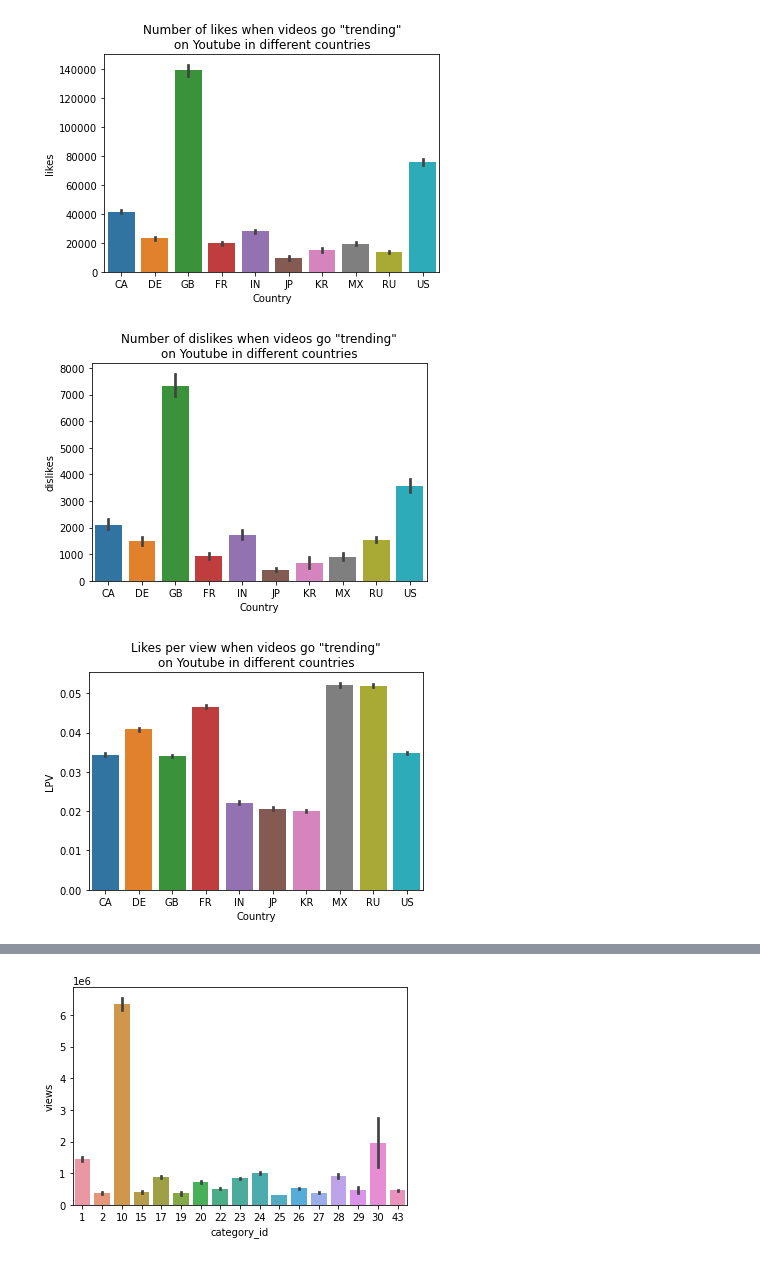
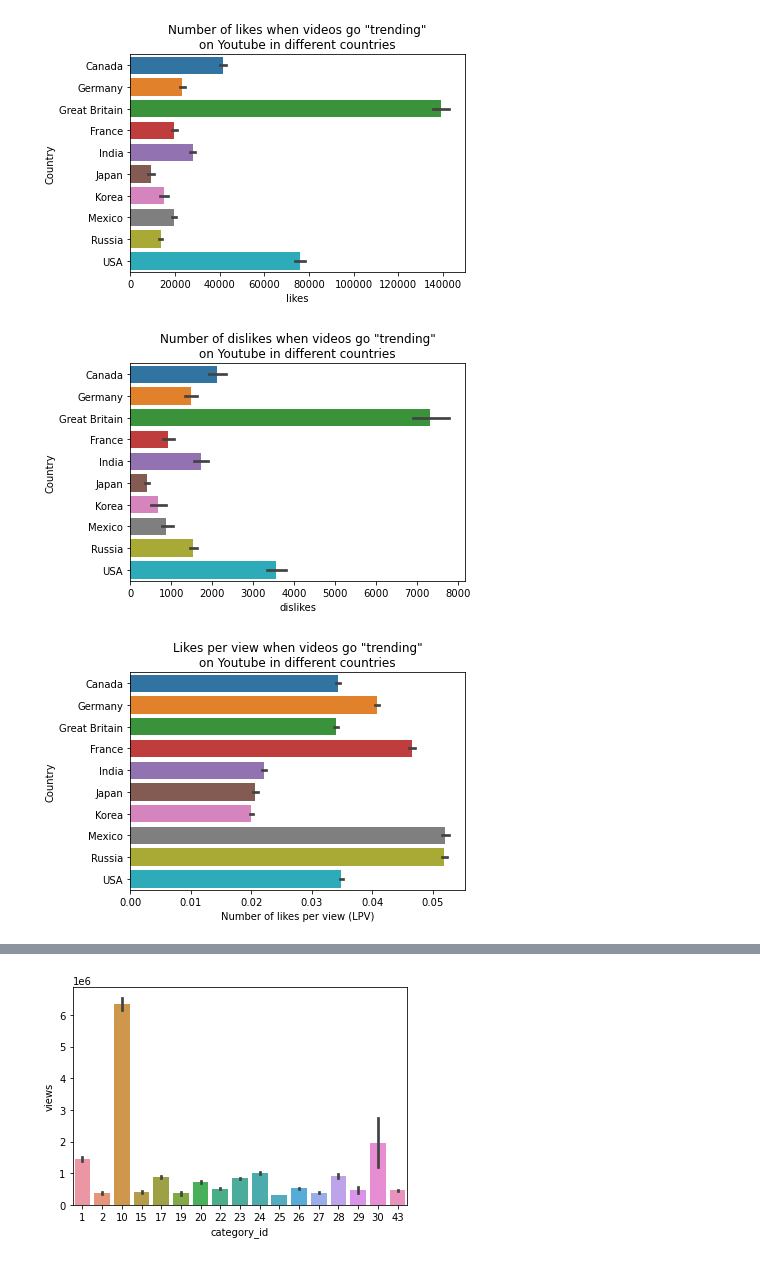
Before and after one commit to data301-2020-winter1/course-project-group_6013, a Jupyter notebook: analysis/guilherme(durvan)/milestone2.ipynb, the cells around one changed output, grey strips where cells are left out. Cells and saved outputs as stored; diff of their text form; code cells hidden in the pictures.

Commit message:
created submission file, changed country abbrev to country name in load_and_clean module, made task 5 submission progress

```diff
--- a/analysis/guilherme(durvan)/milestone2.ipynb
+++ b/analysis/guilherme(durvan)/milestone2.ipynb
@@ -24,20 +41,23 @@ NameError: name 'df' is not defined
 # %%
-p2 = sns.barplot(x=df['Country'],y=df['likes']).set_title("Number of likes when videos go \"trending\"\non Youtube in different countries" )
+p2 = sns.barplot(y=df['Country'],x=df['likes']).set_title("Number of likes when videos go \"trending\"\non Youtube in different countries" )
 ##**Oh! a similar pattern. interesting. maybe likes are positively correlated to views**
 # %% [output]
-[figure, old version]
+[figure, new version]
 # %%
-p3 = sns.barplot(x=df['Country'],y=df['dislikes']).set_title("Number of dislikes when videos go \"trending\"\non Youtube in different countries" )
+p3 = sns.barplot(y=df['Country'],x=df['dislikes']).set_title("Number of dislikes when videos go \"trending\"\non Youtube in different countries")
 #**The dislikes have a similar pattern too**
 # %% [output]
-[figure, old version]
+[figure, new version]
 # %%
 df['LPV']=df['likes']/df['views']
 df['LPV'].fillna(0)
-p4 = sns.barplot(x=df['Country'],y=df['LPV']).set_title("Likes per view when videos go \"trending\"\non Youtube in different countries" )
+p4 = sns.barplot(y=df['Country'],x=df['LPV']).set_title("Likes per view when videos go \"trending\"\non Youtube in different countries" )
+plot.xlabel("Number of likes per view (LPV)")
+plot.savefig('../../images/LPVcs.png')
+
 ##**The number of likes / views now looks different. Great Britain Now isn't the largest. Mexico and Russia have the most likes per view.**
 # %% [output]
-[figure, old version]
+[figure, new version]
 # %%
 df['DLPV']=df['dislikes']/df['views']
 df['DLPV'].fillna(0)
```
Also changed, not shown: parts of 8 cells of this notebook, 8 other files.
